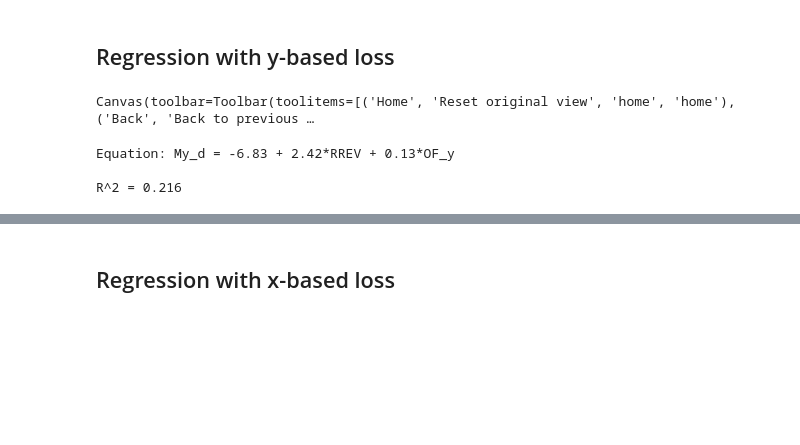
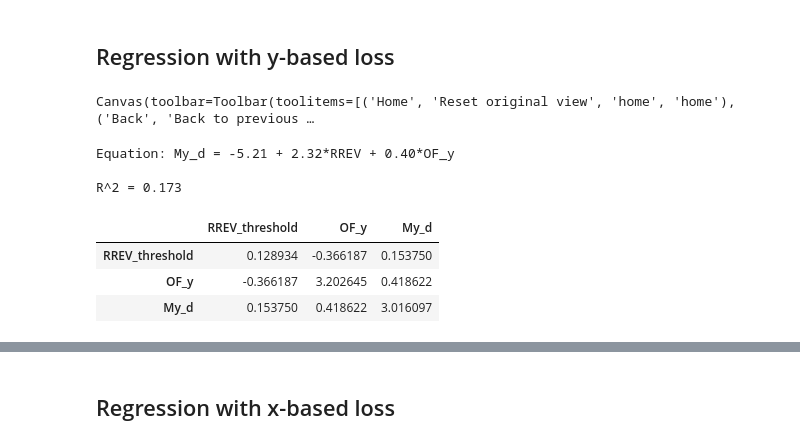
Before and after one commit to bhabas/sar_simulation, a Jupyter notebook: src/Projects/IROS_DataAnalysis/Wide-Short_2-Policy/WS_2-Policy_Max_Analysis.ipynb, the cells around one changed output, grey strips where cells are left out. Saved outputs shown, nothing was run; the diff lists cells and outputs as text; code cells hidden in the pictures; blank space fills up the shorter version.

```diff
--- a/src/Projects/IROS_DataAnalysis/Wide-Short_2-Policy/WS_2-Policy_Max_Analysis.ipynb
+++ b/src/Projects/IROS_DataAnalysis/Wide-Short_2-Policy/WS_2-Policy_Max_Analysis.ipynb
@@ -593,7 +593,7 @@ fig = plt.figure()
 ax = fig.add_subplot(111,projection="3d")
 
 # CLEAN DATA
-df_reg = df_max.query(f"landing_rate>={0.8}")
+df_reg = df_max.query(f"landing_rate>={0.6}")
 
 
 # LINEAR REGRESSION
@@ -638,6 +638,14 @@ ax.set_title('Optimal Policy Relation \n(Z-Based Error)')
 plt.show()
 # %% [output]
 Canvas(toolbar=Toolbar(toolitems=[('Home', 'Reset original view', 'home', 'home'), ('Back', 'Back to previous …
-Equation: My_d = -6.83 + 2.42*RREV + 0.13*OF_y
+Equation: My_d = -5.21 + 2.32*RREV + 0.40*OF_y
 
-R^2 = 0.216
+R^2 = 0.173
+# %%
+df_cov = df_reg[['RREV_threshold','OF_y','My_d']]
+df_cov.cov()
+# %% [output]
+|  | RREV_threshold | OF_y | My_d |
+| RREV_threshold | 0.128934 | -0.366187 | 0.153750 |
+| OF_y | -0.366187 | 3.202645 | 0.418622 |
+| My_d | 0.153750 | 0.418622 | 3.016097 |
```
Also changed, not shown: parts of 3 cells of this notebook, 13 other files.
